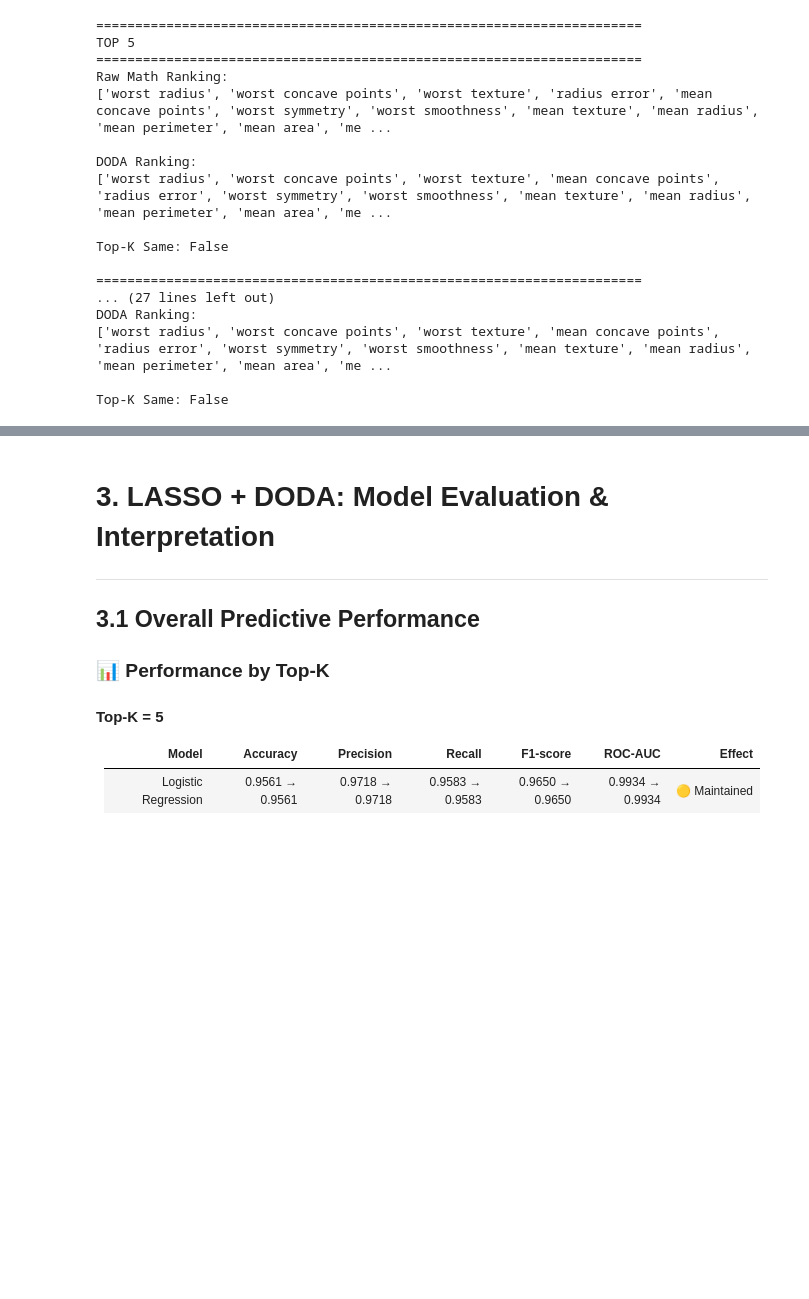
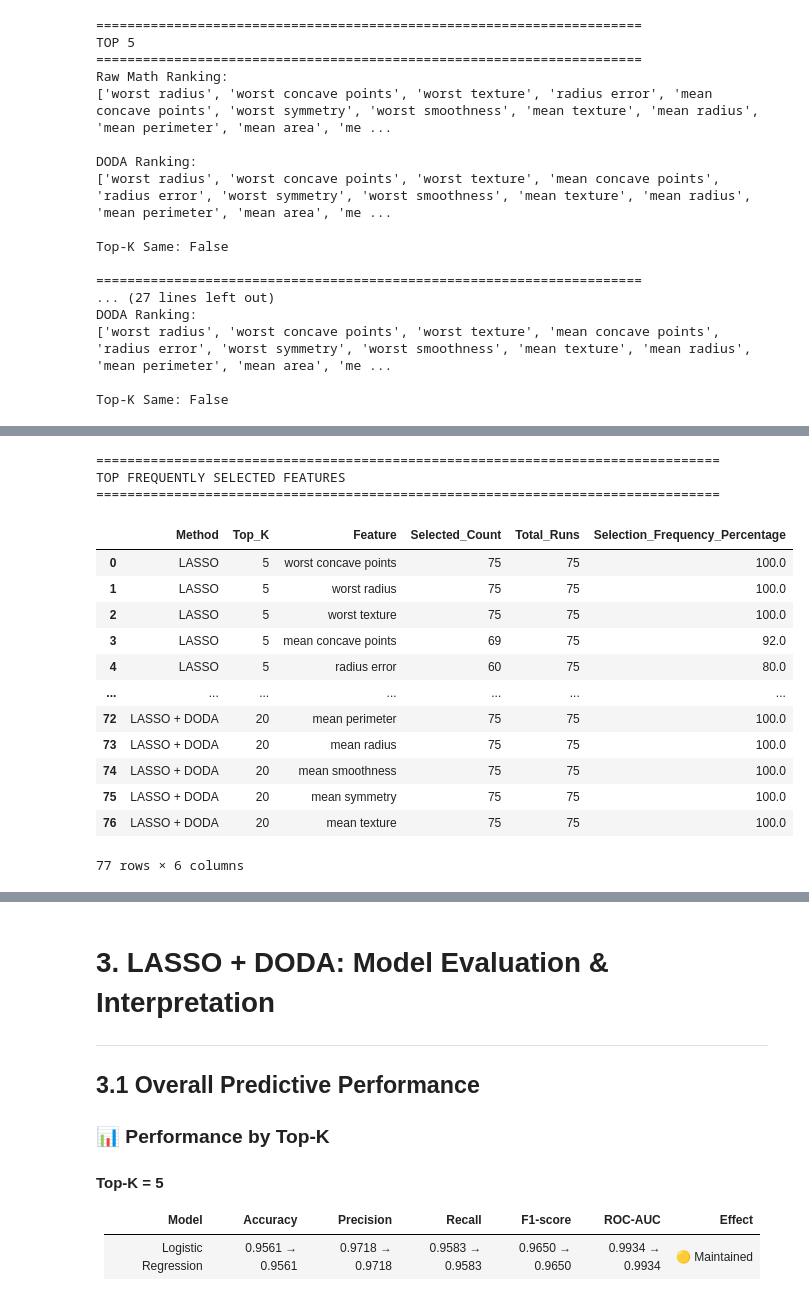
Before and after one commit to anandha-3679/msc_research, a Jupyter notebook: notebooks/angel/breast_cancer/breast_cancer_lasso.ipynb, the cells around one changed output, grey strips where cells are left out. Saved outputs shown, nothing was run; the diff lists cells and outputs as text; code cells hidden in the pictures; blank space fills up the shorter version.

```diff
--- a/notebooks/angel/breast_cancer/breast_cancer_lasso.ipynb
+++ b/notebooks/angel/breast_cancer/breast_cancer_lasso.ipynb
@@ -1341,0 +2328,39 @@ Top-K Same: False
+# %%
+# =============================================================================
+# STEP 28: TOP FREQUENTLY SELECTED FEATURES
+# =============================================================================
+
+top_frequency_features = (
+    selection_frequency_df
+    .groupby(
+        ["Method", "Top_K"],
+        group_keys=False
+    )
+    .head(10)
+    .reset_index(drop=True)
+)
+
+print("=" * 80)
+print("TOP FREQUENTLY SELECTED FEATURES")
+print("=" * 80)
+
+display(
+    top_frequency_features
+)
+# %% [output]
+================================================================================
+TOP FREQUENTLY SELECTED FEATURES
+================================================================================
+|  | Method | Top_K | Feature | Selected_Count | Total_Runs | Selection_Frequency_Percentage |
+| 0 | LASSO | 5 | worst concave points | 75 | 75 | 100.0 |
+| 1 | LASSO | 5 | worst radius | 75 | 75 | 100.0 |
+| 2 | LASSO | 5 | worst texture | 75 | 75 | 100.0 |
+| 3 | LASSO | 5 | mean concave points | 69 | 75 | 92.0 |
+| 4 | LASSO | 5 | radius error | 60 | 75 | 80.0 |
+| ... | ... | ... | ... | ... | ... | ... |
+| 72 | LASSO + DODA | 20 | mean perimeter | 75 | 75 | 100.0 |
+| 73 | LASSO + DODA | 20 | mean radius | 75 | 75 | 100.0 |
+| 74 | LASSO + DODA | 20 | mean smoothness | 75 | 75 | 100.0 |
+| 75 | LASSO + DODA | 20 | mean symmetry | 75 | 75 | 100.0 |
+| 76 | LASSO + DODA | 20 | mean texture | 75 | 75 | 100.0 |
+77 rows × 6 columns
```
Also changed, not shown: parts of 17 cells of this notebook, 10 other files.
